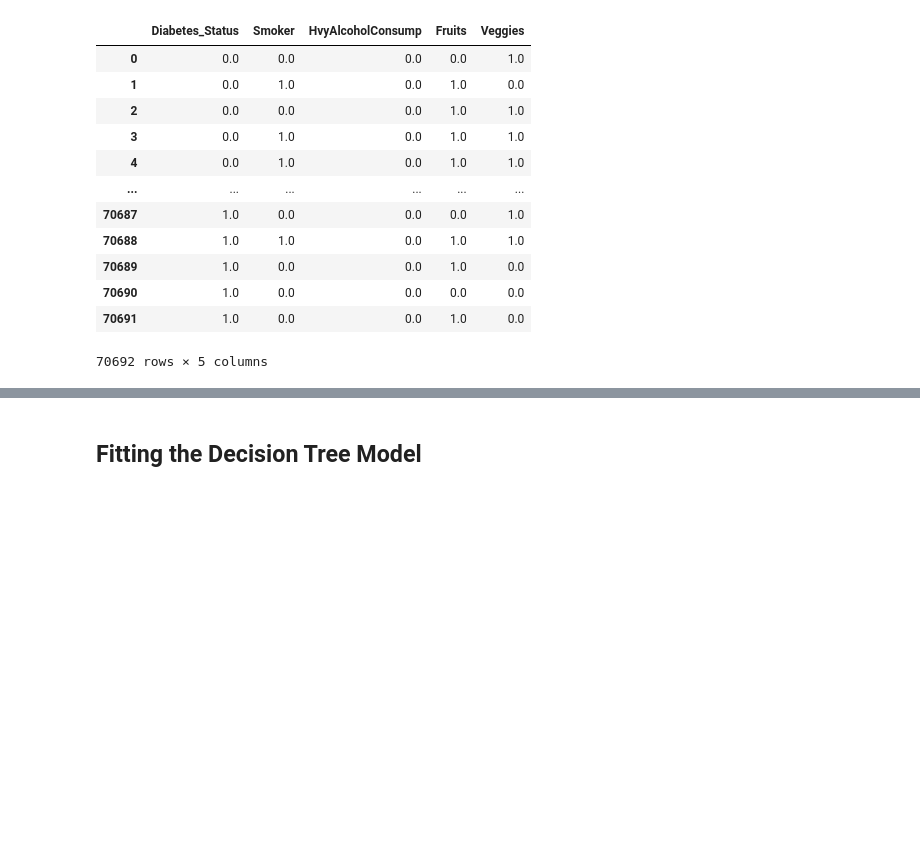
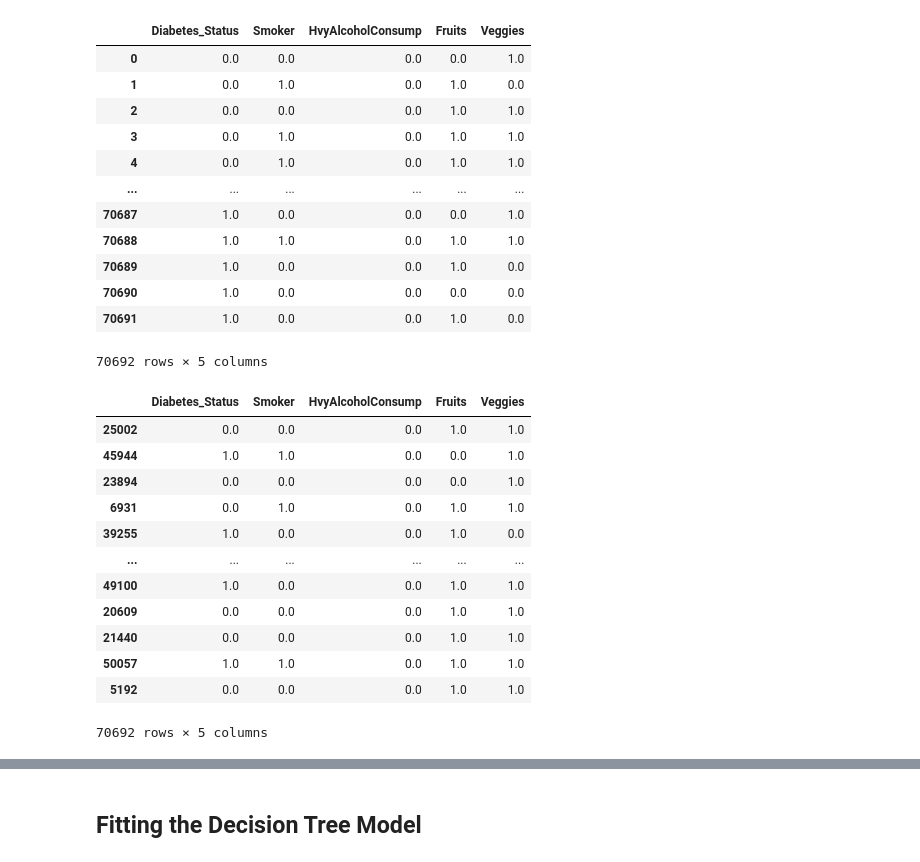
Before and after one commit to rdjames1996/project-4-health-analysis, a Jupyter notebook: Ana/decision_tree_ml_5050split_data.ipynb, the cells around one changed output, grey strips where cells are left out. Saved outputs shown, nothing was run; the diff lists cells and outputs as text; code cells hidden in the pictures; blank space fills up the shorter version.

```diff
--- a/Ana/decision_tree_ml_5050split_data.ipynb
+++ b/Ana/decision_tree_ml_5050split_data.ipynb
@@ -103,6 +103,25 @@ consumption_df
 | 70690 | 1.0 | 0.0 | 0.0 | 0.0 | 0.0 |
 | 70691 | 1.0 | 0.0 | 0.0 | 1.0 | 0.0 |
 70692 rows × 5 columns
+# %%
+# Randomize dataset prior to training
+
+consumption_df_random = consumption_df.sample(frac=1, random_state=1)
+consumption_df_random
+# %% [output]
+|  | Diabetes_Status | Smoker | HvyAlcoholConsump | Fruits | Veggies |
+| 25002 | 0.0 | 0.0 | 0.0 | 1.0 | 1.0 |
+| 45944 | 1.0 | 1.0 | 0.0 | 0.0 | 1.0 |
+| 23894 | 0.0 | 0.0 | 0.0 | 0.0 | 1.0 |
+| 6931 | 0.0 | 1.0 | 0.0 | 1.0 | 1.0 |
+| 39255 | 1.0 | 0.0 | 0.0 | 1.0 | 0.0 |
+| ... | ... | ... | ... | ... | ... |
+| 49100 | 1.0 | 0.0 | 0.0 | 1.0 | 1.0 |
+| 20609 | 0.0 | 0.0 | 0.0 | 1.0 | 1.0 |
+| 21440 | 0.0 | 0.0 | 0.0 | 1.0 | 1.0 |
+| 50057 | 1.0 | 1.0 | 0.0 | 1.0 | 1.0 |
+| 5192 | 0.0 | 0.0 | 0.0 | 1.0 | 1.0 |
+70692 rows × 5 columns
 # %%
 # Define features set
 
```
Also changed, not shown: parts of 4 cells of this notebook, 4 other files.
